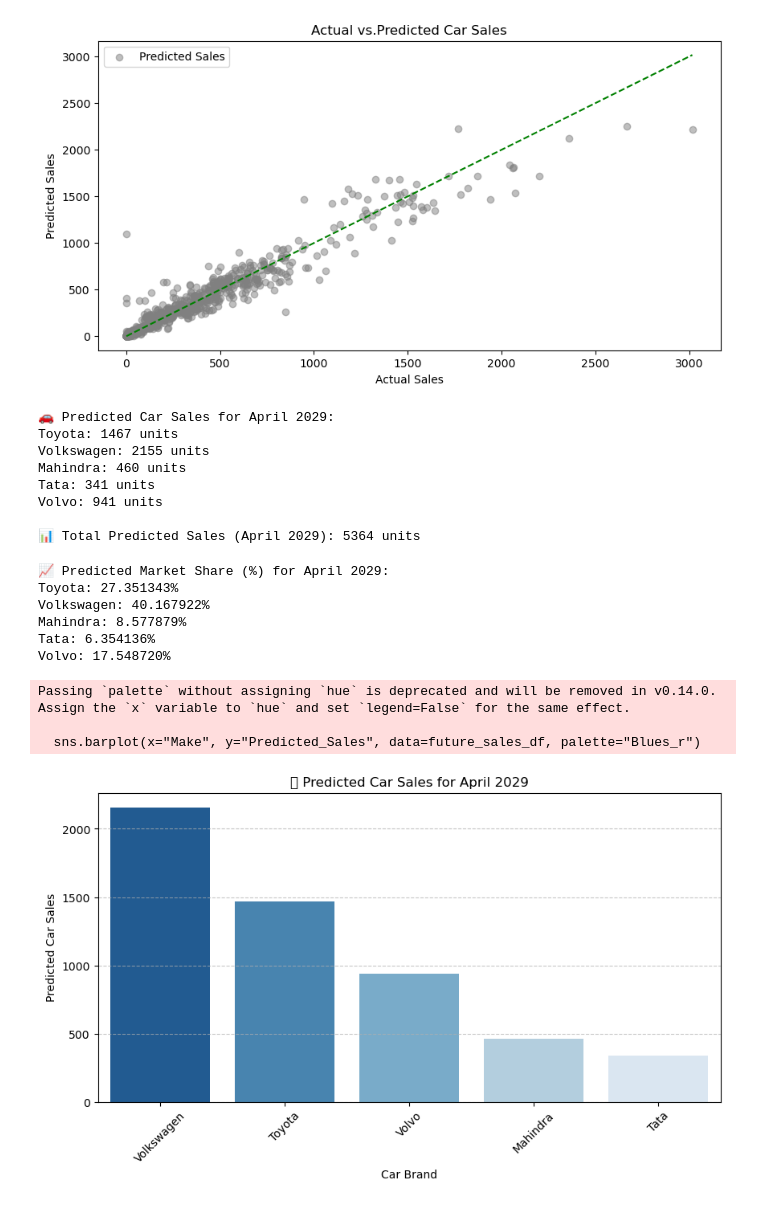
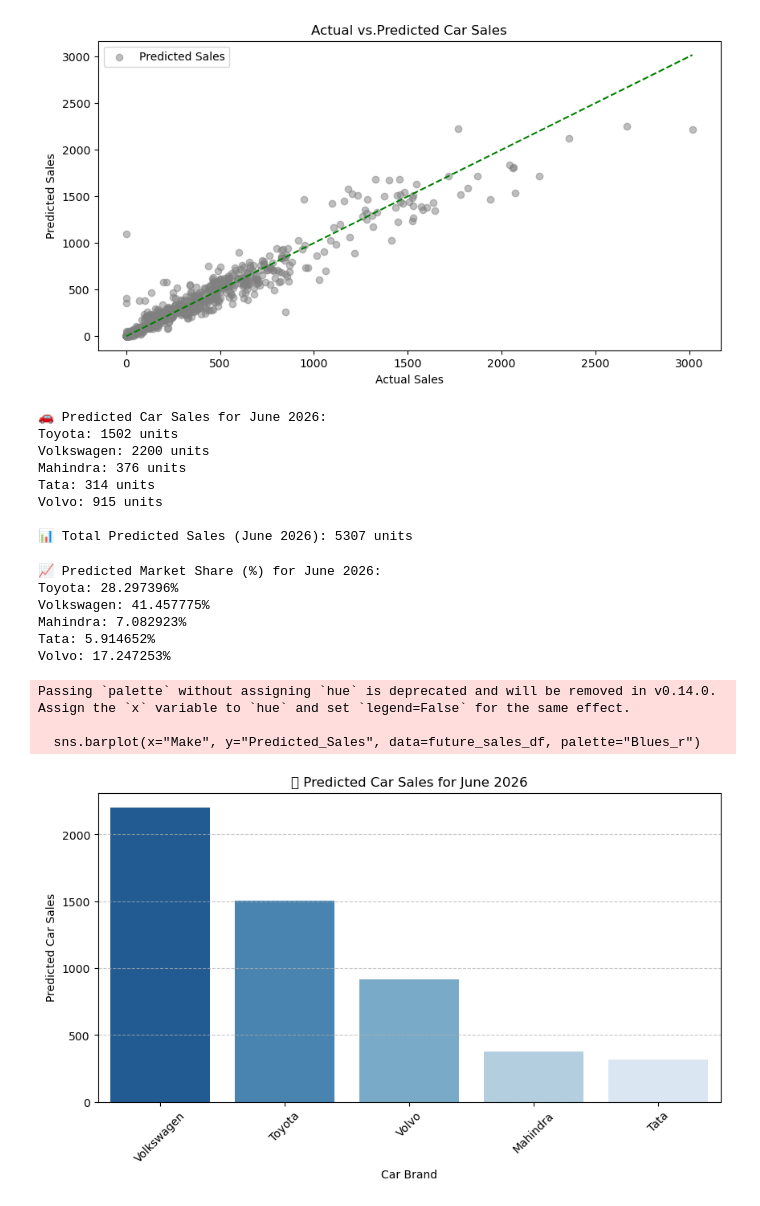
Before and after one commit to mARIFs2000/Final-Project-, a Jupyter notebook: ProjectCarSalesIndiaPredictionWithRFR.ipynb, the cells around one changed output. Drawn from its saved outputs; the diff is of its cells as text; code cells hidden in the pictures.

```diff
--- a/ProjectCarSalesIndiaPredictionWithRFR.ipynb
+++ b/ProjectCarSalesIndiaPredictionWithRFR.ipynb
@@ -105,7 +105,7 @@ R^2 Score:  0.933358
 # %%
 future_data = pd.DataFrame({
     "Year": [2026],
-    "Month": [1],
+    "Month": [6],
     "Make_Toyota": [1],
     "Make_Volkswogen": [0],
     "Make_Mahindra": [0],
@@ -137,8 +137,8 @@ total_future_sales = 0
 
 for make in future_makes:
     future_data = pd.DataFrame({
-        "Year": [2029],
-        "Month": [4],
+        "Year": [2026],
+        "Month": [6],
         **{f"Make_{m}": [1 if m == make else 0] for m in future_makes},
     })
     future_data = future_data.reindex(columns=X.columns, fill_value=0)
@@ -149,52 +149,52 @@ for make in future_makes:
     future_predictions[make] = future_sales
     total_future_sales += future_sales
 
-print("\n🚗 Predicted Car Sales for April 2029:")
+print("\n🚗 Predicted Car Sales for June 2026:")
 for make, sales in future_predictions.items():
     print(f"{make}: {sales:.0f} units")
 
-print(f"\n📊 Total Predicted Sales (April 2029): {total_future_sales:.0f} units")
+print(f"\n📊 Total Predicted Sales (June 2026): {total_future_sales:.0f} units")
 # %% [output]
-🚗 Predicted Car Sales for April 2029:
-Toyota: 1467 units
-Volkswagen: 2155 units
-Mahindra: 460 units
-Tata: 341 units
-Volvo: 941 units
+🚗 Predicted Car Sales for June 2026:
+Toyota: 1502 units
+Volkswagen: 2200 units
+Mahindra: 376 units
+Tata: 314 units
+Volvo: 915 units
 
-📊 Total Predicted Sales (April 2029): 5364 units
+📊 Total Predicted Sales (June 2026): 5307 units
 # %%
 future_pct = {make: (sales / total_future_sales) * 100 for make, sales in future_predictions.items()}
 
-print('\n📈 Predicted Market Share (%) for April 2029:')
+print('\n📈 Predicted Market Share (%) for June 2026:')
 for make, pct in future_pct.items():
     print(f"{make}: {pct:2f}%")
 # %% [output]
-📈 Predicted Market Share (%) for April 2029:
-Toyota: 27.351343%
-Volkswagen: 40.167922%
-Mahindra: 8.577879%
-Tata: 6.354136%
-Volvo: 17.548720%
+📈 Predicted Market Share (%) for June 2026:
+Toyota: 28.297396%
+Volkswagen: 41.457775%
+Mahindra: 7.082923%
+Tata: 5.914652%
+Volvo: 17.247253%
 # %%
 future_sales_df = pd.DataFrame(list(future_predictions.items()), columns=["Make", "Predicted_Sales"])
 
 future_sales_df = future_sales_df.sort_values(by="Predicted_Sales", ascending=False)
 
 plt.figure(figsize=(10, 5))
 sns.barplot(x="Make", y="Predicted_Sales", data=future_sales_df, palette="Blues_r")
 
 plt.xlabel("Car Brand")
 plt.ylabel("Predicted Car Sales")
-plt.title("🚗 Predicted Car Sales for April 2029")
+plt.title("🚗 Predicted Car Sales for June 2026")
 plt.xticks(rotation=45)
 plt.grid(axis="y", linestyle="--", alpha=0.7)
 plt.show()
 # %% [output]
 Passing `palette` without assigning `hue` is deprecated and will be removed in v0.14.0. Assign the `x` variable to `hue` and set `legend=False` for the same effect.
 
   sns.barplot(x="Make", y="Predicted_Sales", data=future_sales_df, palette="Blues_r")
-[figure, old version]
+[figure, new version]
 # %%
 plt.scatter(y_test, y_pred, color="blue", label="Actual Data")
 plt.plot(X, model.predict(X), color='red', label='Regression Line')
```
Also changed, not shown: parts of 4 cells of this notebook.
